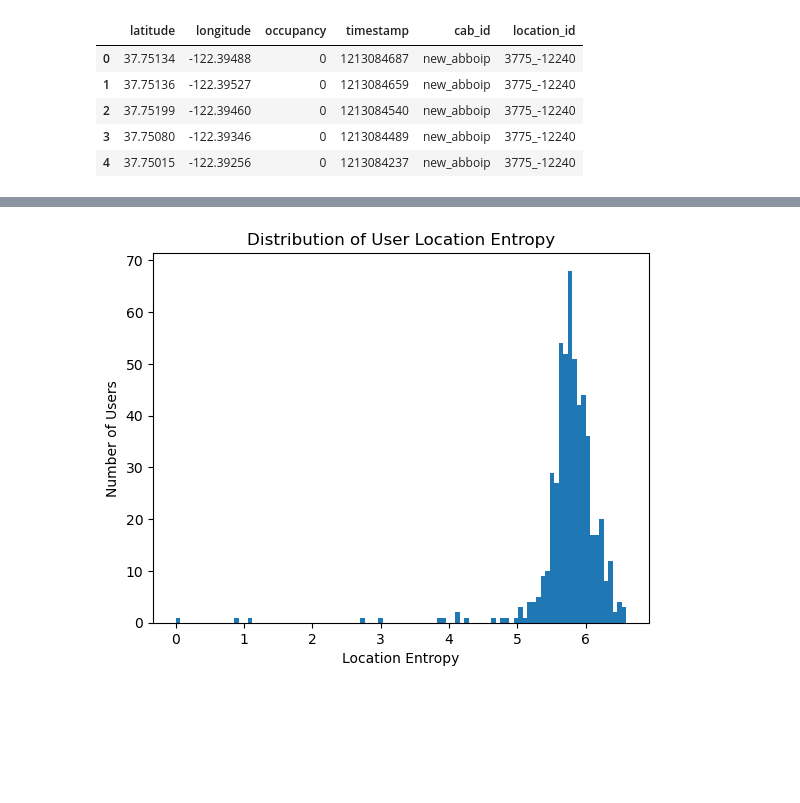
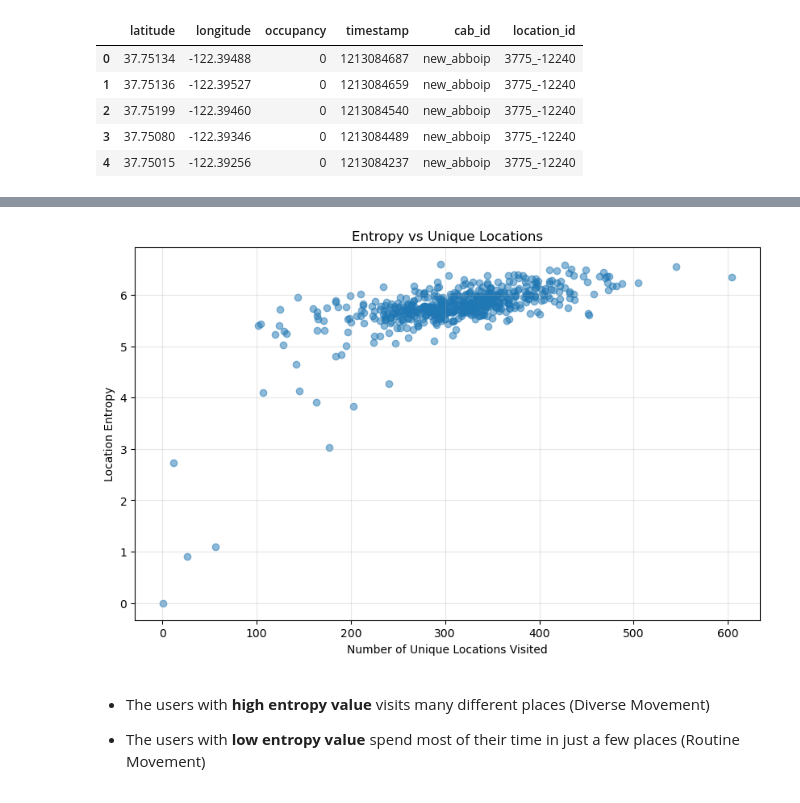
Before and after one commit to AnasHakimi/Location-Entropy, a Jupyter notebook: iv_datascience.ipynb, the cells around one changed output, grey strips where cells are left out. Saved outputs shown, nothing was run; the diff lists cells and outputs as text; code cells hidden in the pictures; blank space fills up the shorter version.

```diff
--- a/iv_datascience.ipynb
+++ b/iv_datascience.ipynb
@@ -199,8 +175,19 @@ The computed entropy values show clear differences in user mobility behavior.
-# %%
-plt.hist(entropy_df["location_entropy"], bins=100)
-plt.xlabel("Location Entropy")
-plt.ylabel("Number of Users")
-plt.title("Distribution of User Location Entropy")
-plt.show()
-# %% [output]
-[figure, removed]
+# %%
+location_counts = df.groupby("cab_id")["location_id"].nunique().reset_index()
+location_counts.columns = ["cab_id", "unique_locations"]
+merged = entropy_df.merge(location_counts, on="cab_id")
+
+plt.figure(figsize=(10, 6))
+plt.scatter(merged["unique_locations"], merged["location_entropy"], alpha=0.5)
+plt.xlabel("Number of Unique Locations Visited")
+plt.ylabel("Location Entropy")
+plt.title("Entropy vs Unique Locations")
+plt.grid(True, alpha=0.3)
+plt.show()
+# %% [output]
+[figure, added]
+# %% [markdown]
+
+- The users with **high entropy value** visits many different places (Diverse Movement)
+
+- The users with **low entropy value** spend most of their time in just a few places (Routine Movement)
```
Also changed, not shown: parts of 11 cells of this notebook.
